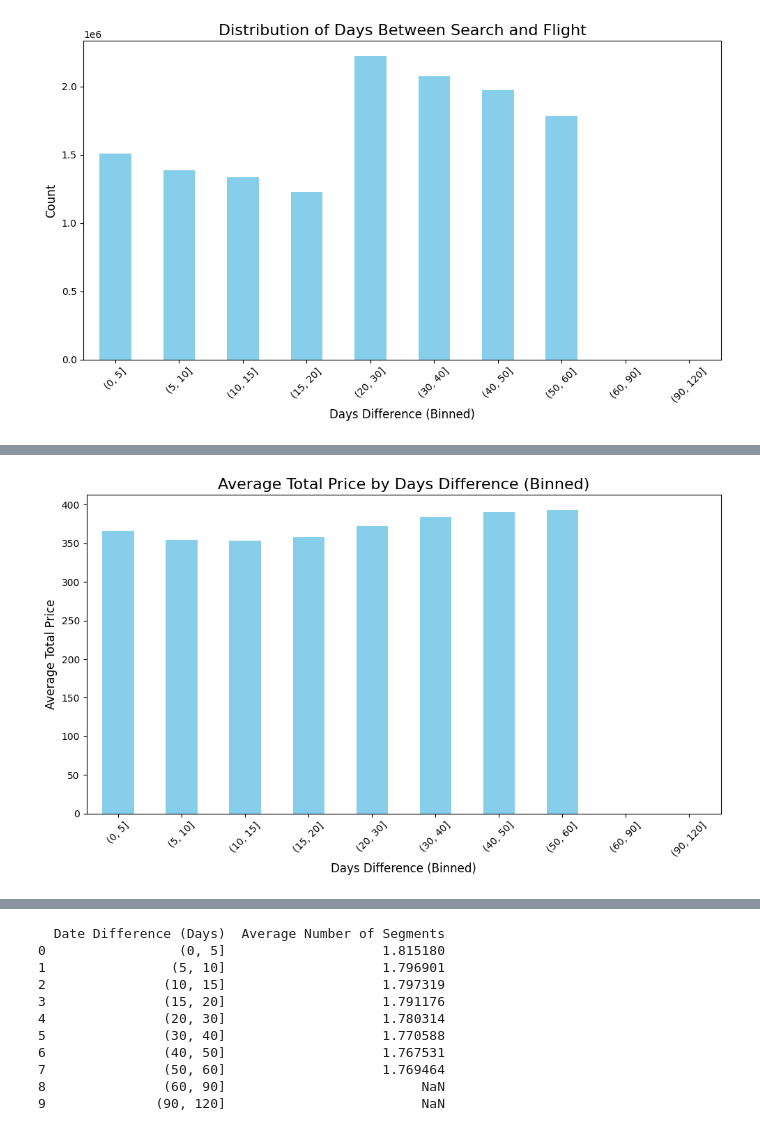
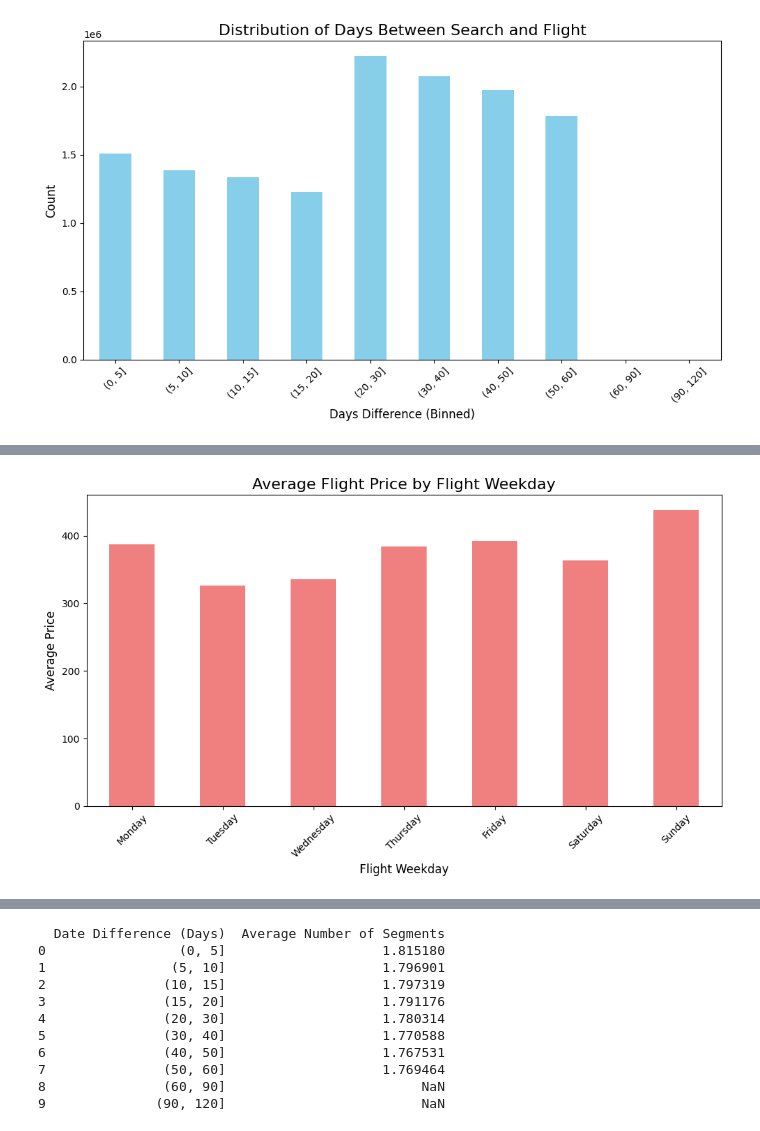
Before and after one commit to raym2828/adv_mla_at3_experimentation, a Jupyter notebook: notebooks/1_Taekjin_Jeong_25099654_EDA.ipynb, the cells around one changed output, grey strips where cells are left out. Drawn from its saved outputs; the diff is of its cells as text; code cells hidden in the pictures.

```diff
--- a/notebooks/experiment_1.ipynb
+++ b/notebooks/1_Taekjin_Jeong_25099654_EDA.ipynb
@@ -324,16 +305,20 @@ plt.tight_layout()
 # %%
-avg_price_per_bin = df_eda.groupby('binned_diff')['totalFare'].mean()
+df_eda['flight_weekday'] = df_eda['flightDate'].dt.day_name()
 
-# Plot the distribution of average prices by binned_diff
+avg_price_by_weekday = df_eda.groupby('flight_weekday')['totalFare'].mean().reindex(
+    ['Monday', 'Tuesday', 'Wednesday', 'Thursday', 'Friday', 'Saturday', 'Sunday']
+)
+
+# Plot the average price by weekday
 plt.figure(figsize=(10, 6))
-avg_price_per_bin.plot(kind='bar', color='skyblue')
+avg_price_by_weekday.plot(kind='bar', color='lightcoral')
 
 # Customize the plot
-plt.title('Average Total Price by Days Difference (Binned)', fontsize=16)
-plt.xlabel('Days Difference (Binned)', fontsize=12)
-plt.ylabel('Average Total Price', fontsize=12)
+plt.title('Average Flight Price by Flight Weekday', fontsize=16)
+plt.xlabel('Flight Weekday', fontsize=12)
+plt.ylabel('Average Price', fontsize=12)
 plt.xticks(rotation=45)
 plt.tight_layout()
 plt.show()
 # %% [output]
-[figure, old version]
+[figure, new version]
```
Also changed, not shown: parts of 36 cells of this notebook, 2 other files.
